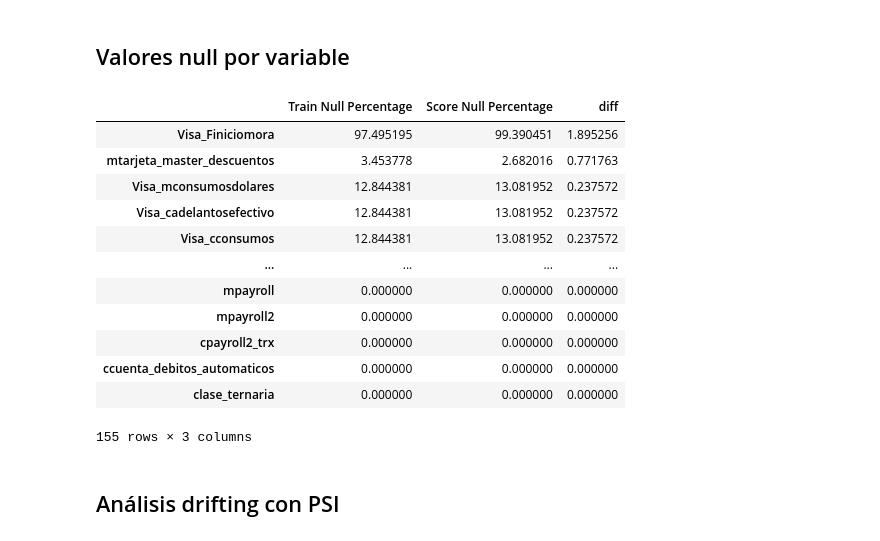
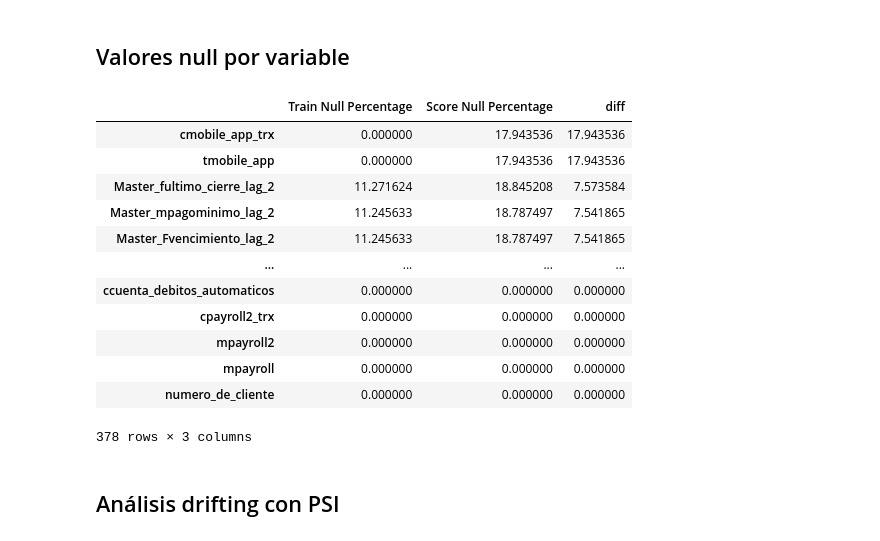
Before and after one commit to N-Alba-DS/dmeyf2024, a Jupyter notebook: Modelos/main_scripts/Modelo_2_drifting.ipynb, the cells around one changed output. Saved outputs shown, nothing was run; the diff lists cells and outputs as text; code cells hidden in the pictures.

```diff
--- a/Modelos/main_scripts/Modelo_2_drifting.ipynb
+++ b/Modelos/main_scripts/Modelo_2_drifting.ipynb
@@ -23,6 +20,6 @@ The sql extension is already loaded. To reload it, use:
 # b) dataset_lags_clase_ternaria_l
 # c) dataset_lags_deltas_y_clase_ternaria_l
 
-data = pd.read_parquet(dataset_clase_ternaria_l)
+data = pd.read_parquet(dataset_lags_clase_ternaria_l)
 # %% [markdown]
 ## Valores null por variable
@@ -29,31 +57,31 @@ data = pd.read_parquet(dataset_clase_ternaria_l)
 # %%
 # Ingresar mes train y mes score
 train_data = data[data['foto_mes'] == 202108]
-score_data = data[data['foto_mes'] == 202106]
+score_data = data[data['foto_mes'] < 202106]
 
 train_null_percentage = train_data.isnull().mean() * 100
 score_null_percentage = score_data.isnull().mean() * 100
 
 comparison_df = pd.DataFrame({'Train Null Percentage': train_null_percentage, 'Score Null Percentage': score_null_percentage})
 comparison_df['diff'] = (comparison_df['Score Null Percentage'] - comparison_df['Train Null Percentage']).abs()
 
 comparison_df_sorted = comparison_df.sort_values('diff', ascending=False)
 
 comparison_df_sorted
 # %% [output]
 |  | Train Null Percentage | Score Null Percentage | diff |
-| Visa_Finiciomora | 97.495195 | 99.390451 | 1.895256 |
-| mtarjeta_master_descuentos | 3.453778 | 2.682016 | 0.771763 |
-| Visa_mconsumosdolares | 12.844381 | 13.081952 | 0.237572 |
-| Visa_cadelantosefectivo | 12.844381 | 13.081952 | 0.237572 |
-| Visa_cconsumos | 12.844381 | 13.081952 | 0.237572 |
+| cmobile_app_trx | 0.000000 | 17.943536 | 17.943536 |
+| tmobile_app | 0.000000 | 17.943536 | 17.943536 |
+| Master_fultimo_cierre_lag_2 | 11.271624 | 18.845208 | 7.573584 |
+| Master_mpagominimo_lag_2 | 11.245633 | 18.787497 | 7.541865 |
+| Master_Fvencimiento_lag_2 | 11.245633 | 18.787497 | 7.541865 |
 | ... | ... | ... | ... |
+| ccuenta_debitos_automaticos | 0.000000 | 0.000000 | 0.000000 |
+| cpayroll2_trx | 0.000000 | 0.000000 | 0.000000 |
+| mpayroll2 | 0.000000 | 0.000000 | 0.000000 |
 | mpayroll | 0.000000 | 0.000000 | 0.000000 |
-| mpayroll2 | 0.000000 | 0.000000 | 0.000000 |
-| cpayroll2_trx | 0.000000 | 0.000000 | 0.000000 |
-| ccuenta_debitos_automaticos | 0.000000 | 0.000000 | 0.000000 |
-| clase_ternaria | 0.000000 | 0.000000 | 0.000000 |
+| numero_de_cliente | 0.000000 | 0.000000 | 0.000000 |
-155 rows × 3 columns
+378 rows × 3 columns
 # %% [markdown]
 ## Análisis drifting con PSI
 # %%
```
Also changed, not shown: parts of 7 cells of this notebook, 2 other files.
